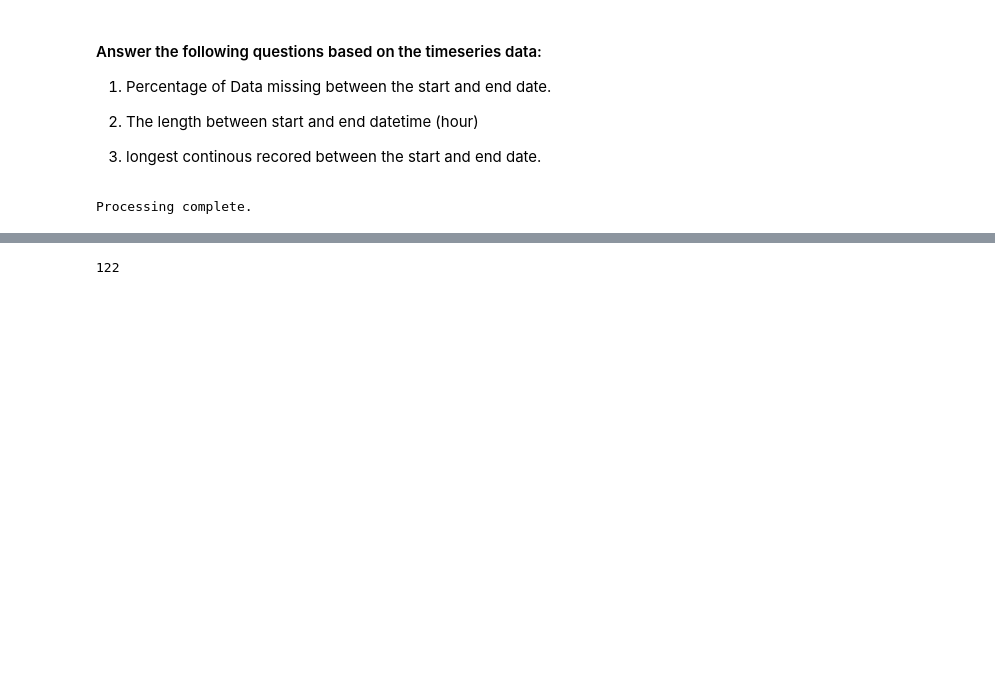
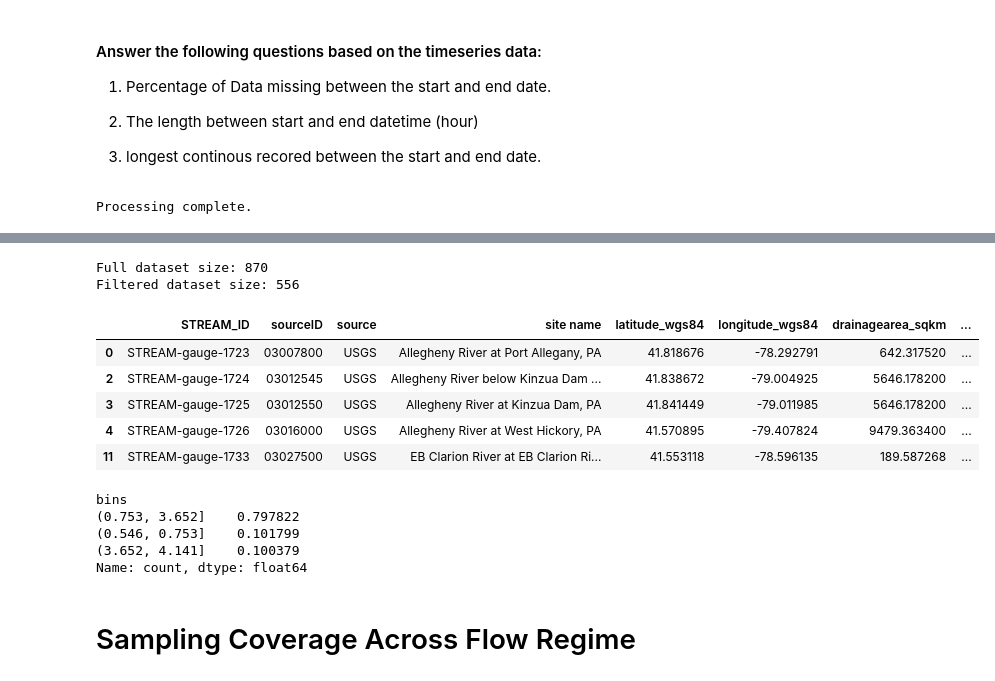
Before and after one commit to jtkemper/stream-analysis, a Jupyter notebook: temporal_statistics.ipynb, the cells around one changed output, grey strips where cells are left out. Drawn from its saved outputs; the diff is of its cells as text; code cells hidden in the pictures; blank space fills up the shorter version.

```diff
--- a/temporal_statistics.ipynb
+++ b/temporal_statistics.ipynb
@@ -106,13 +19,6 @@ H:\datagaps\STREAM_WQ_Timeseries_AllStations.pdf
 
 3) longest continous recored between the start and end date.
 # %%
-import os
-import pandas as pd
-import numpy as np
-
-# Folder path
-folder_path = r"H:\Lab_System\datacube\data\raw\STREAM\STREAM-Mississippi\02_waterquality_timeseries"
-
 # List of possible parameters
 parameters = [
     "WTemp_C", "SpC_uScm", "DO_mgL", "pH",
@@ -126,11 +32,11 @@ parameters = [
 results = []
 
 # Loop through each CSV
-for file in os.listdir(folder_path):
+for file in os.listdir(water_quality_filepath):
     if not file.endswith(".csv"):
         continue
 
-    file_path = os.path.join(folder_path, file)
+    file_path = os.path.join(water_quality_filepath, file)
 
     # Extract STREAM_ID from filename (remove .csv)
     stream_id = os.path.splitext(file)[0]
@@ -148,7 +54,7 @@ for file in os.listdir(folder_path):
     # Create full hourly range
     start = df["DateTime"].min()
     end = df["DateTime"].max()
-    full_range = pd.date_range(start=start, end=end, freq="H")
+    full_range = pd.date_range(start=start, end=end, freq="h")
 
     # Reindex to full hourly timeline
     df = df.set_index("DateTime").reindex(full_range)
@@ -189,10 +95,7 @@ for file in os.listdir(folder_path):
     results.append(station_result)
 
 # Convert to dataframe
-summary_df = pd.DataFrame(results)
-
-# Save output
-summary_df.to_csv(r'H:\datagaps\temporal_statistics.csv', index=False)
+temporal_summary = pd.DataFrame(results)
 
 print("Processing complete.")
 # %% [output]
@@ -219,4 +102,0 @@ db
-# %%
-db['drainagearea_sqkm'].isna().sum()
-# %% [output]
-122
@@ -222,0 +130,24 @@ db['drainagearea_sqkm'].isna().sum()
+# %%
+# Processing metadata, isolating specific parameters
+md_wide = pd.read_csv(metadata_filepath+"metadata.csv", dtype = {'sourceID': str})
+print(f"Full dataset size: {md_wide.shape[0]}")
+params = ['SpC_uScm','DO_mgL','Turb_FNU']
+
+for param in params:
+    md_wide[param] = md_wide['WQ_parameters'].str.contains(param)
+
+# Removing the stations without data
+md_wide = md_wide[(md_wide['SpC_uScm']) | (md_wide['DO_mgL']) | (md_wide['Turb_FNU'])]
+print(f"Filtered dataset size: {md_wide.shape[0]}")
+# %% [output]
+Full dataset size: 870
+Filtered dataset size: 556
+# %%
+md_wide.head()
+# %% [output]
+|  | STREAM_ID | sourceID | source | site name | latitude_wgs84 | longitude_wgs84 | drainagearea_sqkm | ... |
+| 0 | STREAM-gauge-1723 | 03007800 | USGS | Allegheny River at Port Allegany, PA | 41.818676 | -78.292791 | 642.317520 | ... |
+| 2 | STREAM-gauge-1724 | 03012545 | USGS | Allegheny River below Kinzua Dam ... | 41.838672 | -79.004925 | 5646.178200 | ... |
+| 3 | STREAM-gauge-1725 | 03012550 | USGS | Allegheny River at Kinzua Dam, PA | 41.841449 | -79.011985 | 5646.178200 | ... |
+| 4 | STREAM-gauge-1726 | 03016000 | USGS | Allegheny River at West Hickory, PA | 41.570895 | -79.407824 | 9479.363400 | ... |
+| 11 | STREAM-gauge-1733 | 03027500 | USGS | EB Clarion River at EB Clarion Ri... | 41.553118 | -78.596135 | 189.587268 | ... |
@@ -222,0 +184,12 @@ db['drainagearea_sqkm'].isna().sum()
+# %%
+wq_para_i.count()
+bin_count = wq_para_i['bins'].value_counts()/wq_para_i['bins'].count()
+bin_count
+# %% [output]
+bins
+(0.753, 3.652]    0.797822
+(0.546, 0.753]    0.101799
+(3.652, 4.141]    0.100379
+Name: count, dtype: float64
+# %% [markdown]
+# Sampling Coverage Across Flow Regime
```
Also changed, not shown: parts of 10 cells of this notebook, 2 other files.
